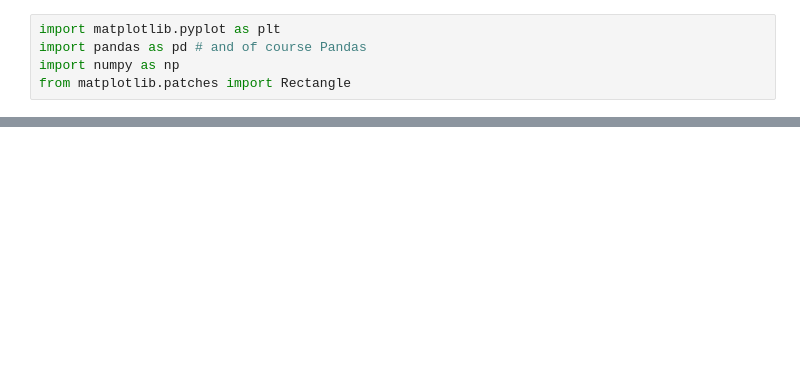
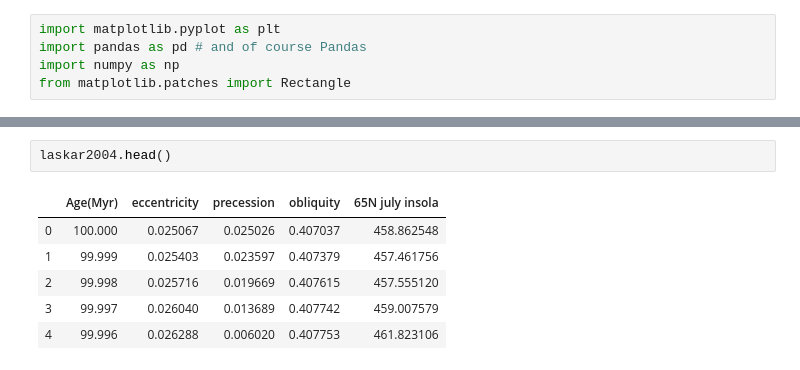
Before and after one commit to miguel-garces/Geol-Time-Scale, a Jupyter notebook: GPTS.ipynb, the cells around one changed output, grey strips where cells are left out. Cells and saved outputs as stored; diff of their text form; blank space fills up the shorter version.

```diff
--- a/GPTS.ipynb
+++ b/GPTS.ipynb
@@ -6,3 +16,12 @@ from matplotlib.patches import Rectangle
+# %%
+laskar2004.head()
+# %% [output]
+|  | Age(Myr) | eccentricity | precession | obliquity | 65N july insola |
+| 0 | 100.000 | 0.025067 | 0.025026 | 0.407037 | 458.862548 |
+| 1 | 99.999 | 0.025403 | 0.023597 | 0.407379 | 457.461756 |
+| 2 | 99.998 | 0.025716 | 0.019669 | 0.407615 | 457.555120 |
+| 3 | 99.997 | 0.026040 | 0.013689 | 0.407742 | 459.007579 |
+| 4 | 99.996 | 0.026288 | 0.006020 | 0.407753 | 461.823106 |
 # %%
 #read file with age of chrons
 file = "gpts1995-2020.xlsx"
```
Also changed, not shown: parts of 14 cells of this notebook, 2 other files.
